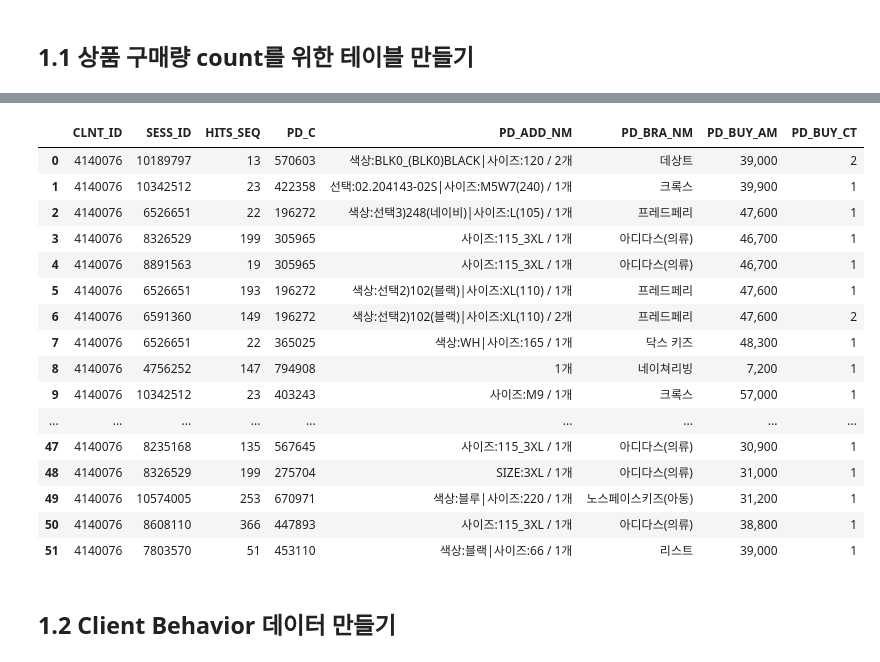
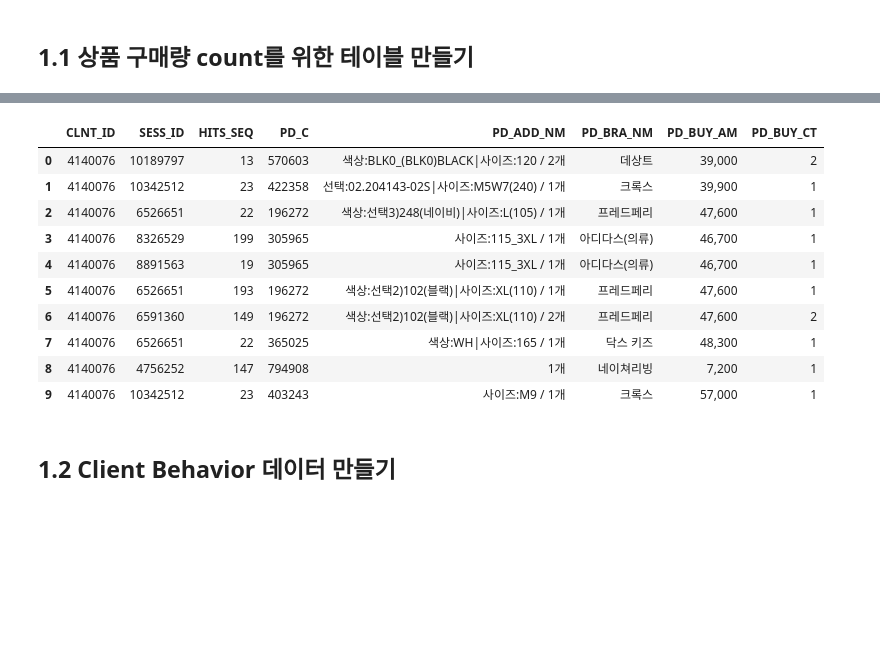
Before and after one commit to hyeon95y/Trend_Predicting, a Jupyter notebook: Developing Online Preference 1.ipynb, the cells around one changed output, grey strips where cells are left out. Saved outputs shown, nothing was run; the diff lists cells and outputs as text; code cells hidden in the pictures; blank space fills up the shorter version.

```diff
--- a/Developing Online Preference 1.ipynb
+++ b/Developing Online Preference 1.ipynb
@@ -121,25 +100,19 @@ print(len(Product_Client['CLNT_ID'].value_counts()))
 #Product_Client = Product_Client.drop_duplicates(subset=None, keep='last', inplace=False)
 #print(len(Product_Client['CLNT_ID'].value_counts()))
 # %%
-Product_Client[Product_Client['CLNT_ID']==4140076]
+Product_Client[Product_Client['CLNT_ID']==4140076][0:10]
 # %% [output]
 |  | CLNT_ID | SESS_ID | HITS_SEQ | PD_C | PD_ADD_NM | PD_BRA_NM | PD_BUY_AM | PD_BUY_CT |
 | 0 | 4140076 | 10189797 | 13 | 570603 | 색상:BLK0_(BLK0)BLACK|사이즈:120 / 2개 | 데상트 | 39,000 | 2 |
 | 1 | 4140076 | 10342512 | 23 | 422358 | 선택:02.204143-02S|사이즈:M5W7(240) / 1개 | 크록스 | 39,900 | 1 |
 | 2 | 4140076 | 6526651 | 22 | 196272 | 색상:선택3)248(네이비)|사이즈:L(105) / 1개 | 프레드페리 | 47,600 | 1 |
 | 3 | 4140076 | 8326529 | 199 | 305965 | 사이즈:115_3XL / 1개 | 아디다스(의류) | 46,700 | 1 |
 | 4 | 4140076 | 8891563 | 19 | 305965 | 사이즈:115_3XL / 1개 | 아디다스(의류) | 46,700 | 1 |
 | 5 | 4140076 | 6526651 | 193 | 196272 | 색상:선택2)102(블랙)|사이즈:XL(110) / 1개 | 프레드페리 | 47,600 | 1 |
 | 6 | 4140076 | 6591360 | 149 | 196272 | 색상:선택2)102(블랙)|사이즈:XL(110) / 2개 | 프레드페리 | 47,600 | 2 |
 | 7 | 4140076 | 6526651 | 22 | 365025 | 색상:WH|사이즈:165 / 1개 | 닥스 키즈 | 48,300 | 1 |
 | 8 | 4140076 | 4756252 | 147 | 794908 | 1개 | 네이쳐리빙 | 7,200 | 1 |
 | 9 | 4140076 | 10342512 | 23 | 403243 | 사이즈:M9 / 1개 | 크록스 | 57,000 | 1 |
-| ... | ... | ... | ... | ... | ... | ... | ... | ... |
-| 47 | 4140076 | 8235168 | 135 | 567645 | 사이즈:115_3XL / 1개 | 아디다스(의류) | 30,900 | 1 |
-| 48 | 4140076 | 8326529 | 199 | 275704 | SIZE:3XL / 1개 | 아디다스(의류) | 31,000 | 1 |
-| 49 | 4140076 | 10574005 | 253 | 670971 | 색상:블루|사이즈:220 / 1개 | 노스페이스키즈(아동) | 31,200 | 1 |
-| 50 | 4140076 | 8608110 | 366 | 447893 | 사이즈:115_3XL / 1개 | 아디다스(의류) | 38,800 | 1 |
-| 51 | 4140076 | 7803570 | 51 | 453110 | 색상:블랙|사이즈:66 / 1개 | 리스트 | 39,000 | 1 |
 # %% [markdown]
 ## 1.2 Client Behavior 데이터 만들기
 # %% [markdown]
```
Also changed, not shown: parts of 46 cells of this notebook, 1 other file.
